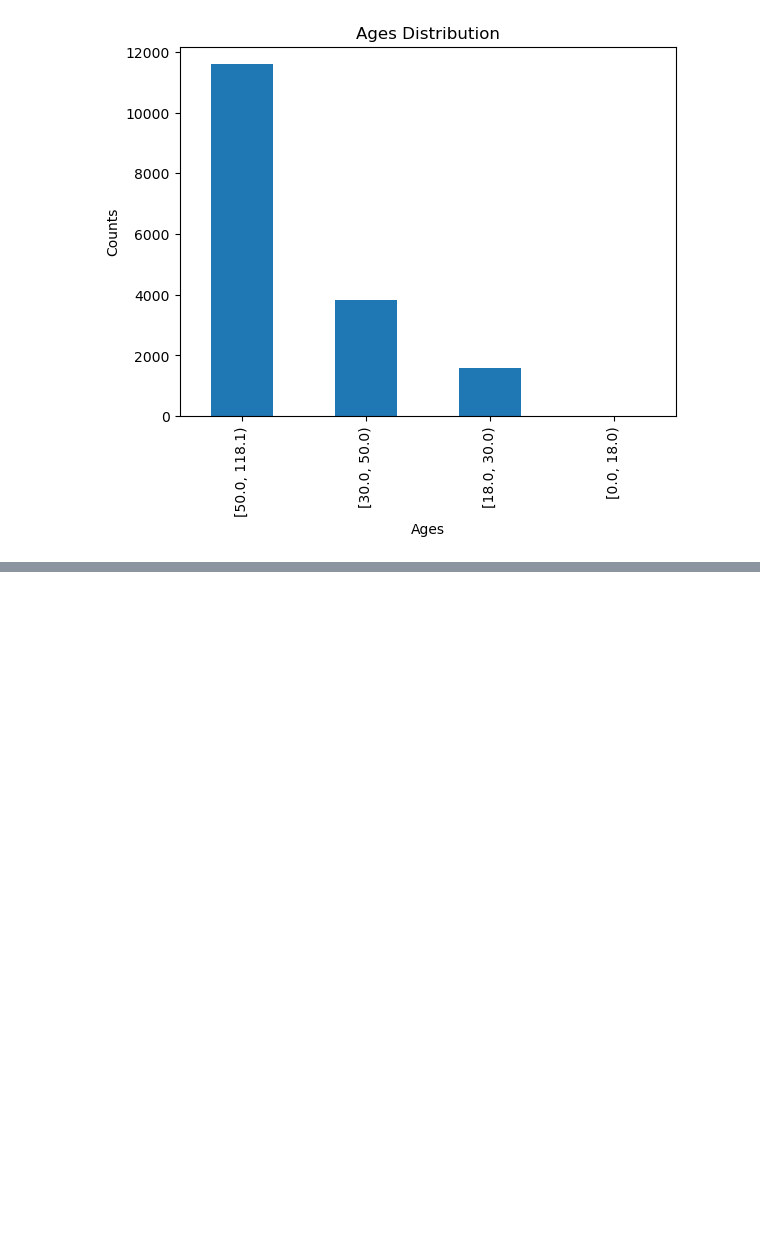
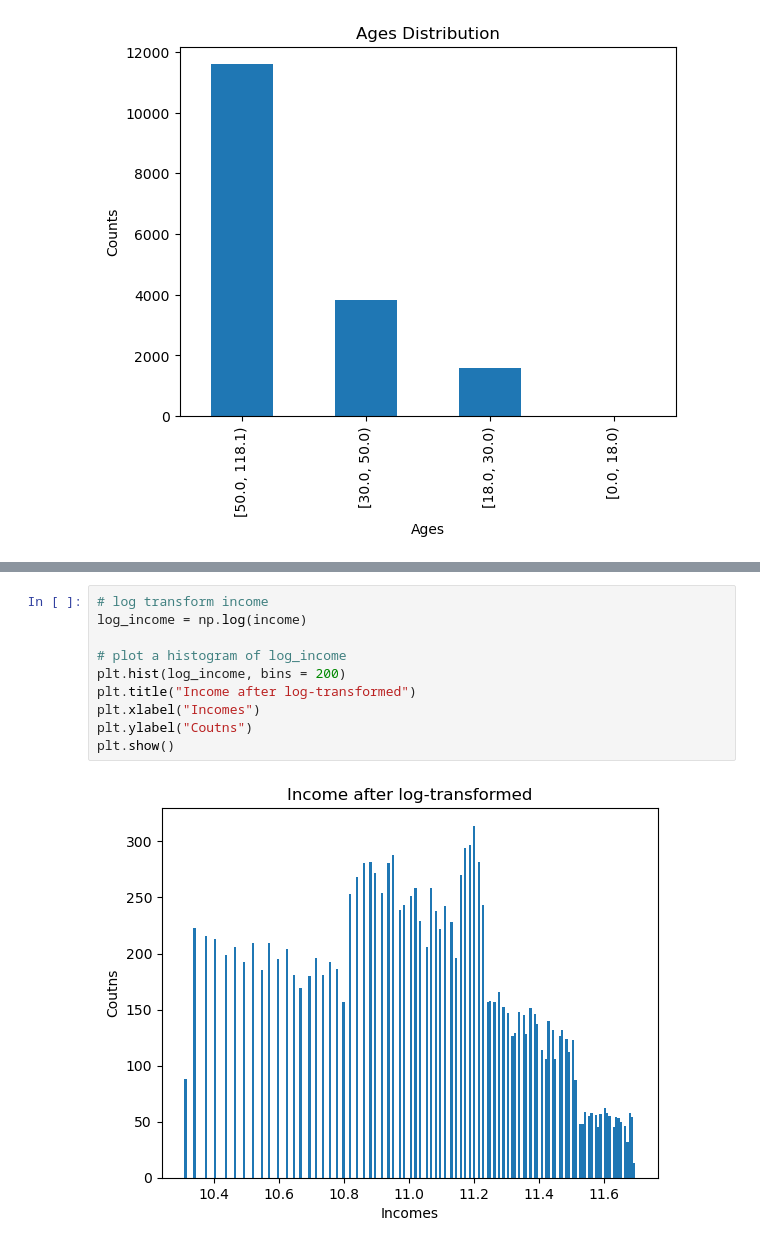
Before and after one commit to 1am8anana/Practices, a Jupyter notebook: [EXP_FeatureEngineering]/NumericalTransformation.ipynb, the cells around one changed output, grey strips where cells are left out. Drawn from its saved outputs; the diff is of its cells as text; blank space fills up the shorter version.

Commit message:
code modify: Natural Log Transformation

```diff
--- a/[EXP_FeatureEngineering]/NumericalTransformation.ipynb
+++ b/[EXP_FeatureEngineering]/NumericalTransformation.ipynb
@@ -234,0 +264,12 @@ Categories (4, interval[float64, left]): [[0.0, 18.0) < [18.0, 30.0) < [30.0, 50
+# %%
+# log transform income
+log_income = np.log(income)
+
+# plot a histogram of log_income
+plt.hist(log_income, bins = 200)
+plt.title("Income after log-transformed")
+plt.xlabel("Incomes")
+plt.ylabel("Coutns")
+plt.show()
+# %% [output]
+[figure, added]
```
Also changed, not shown: parts of 3 cells of this notebook.
